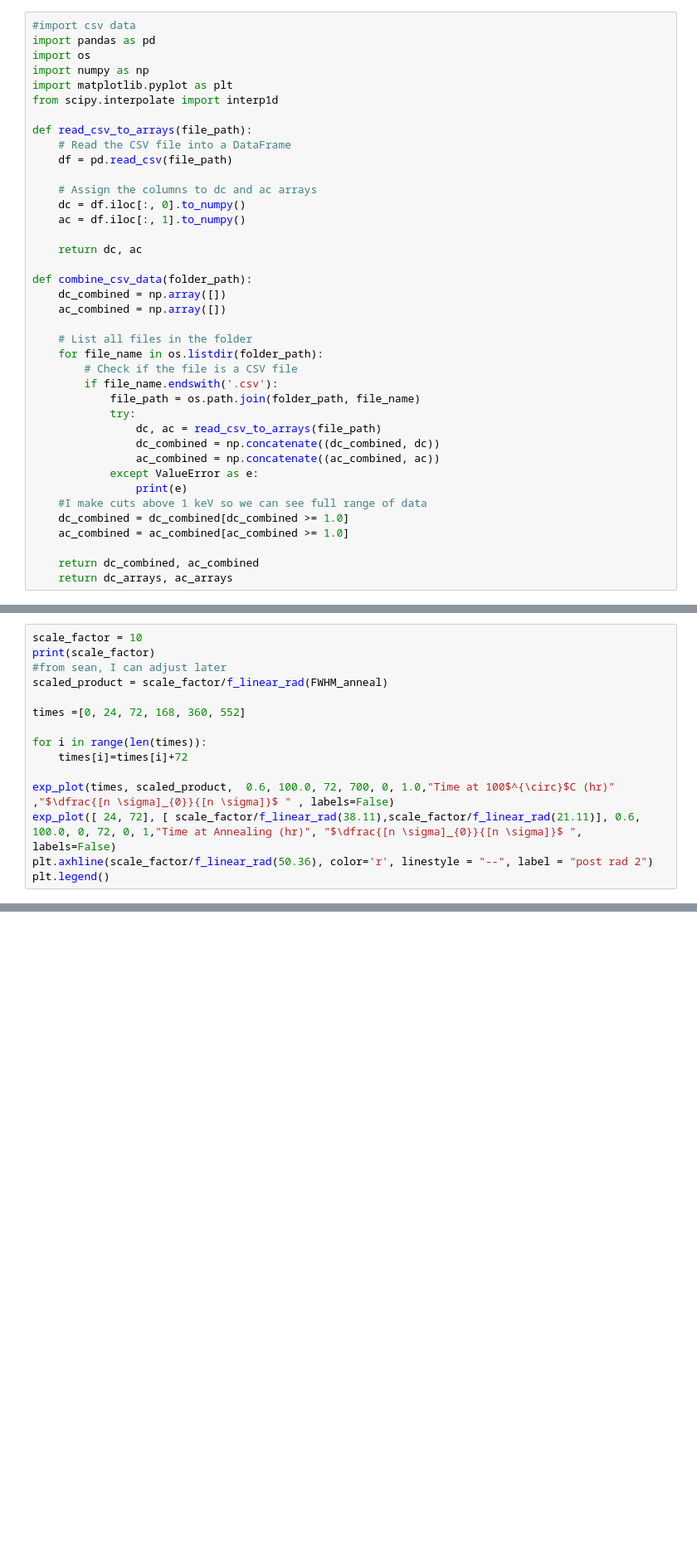
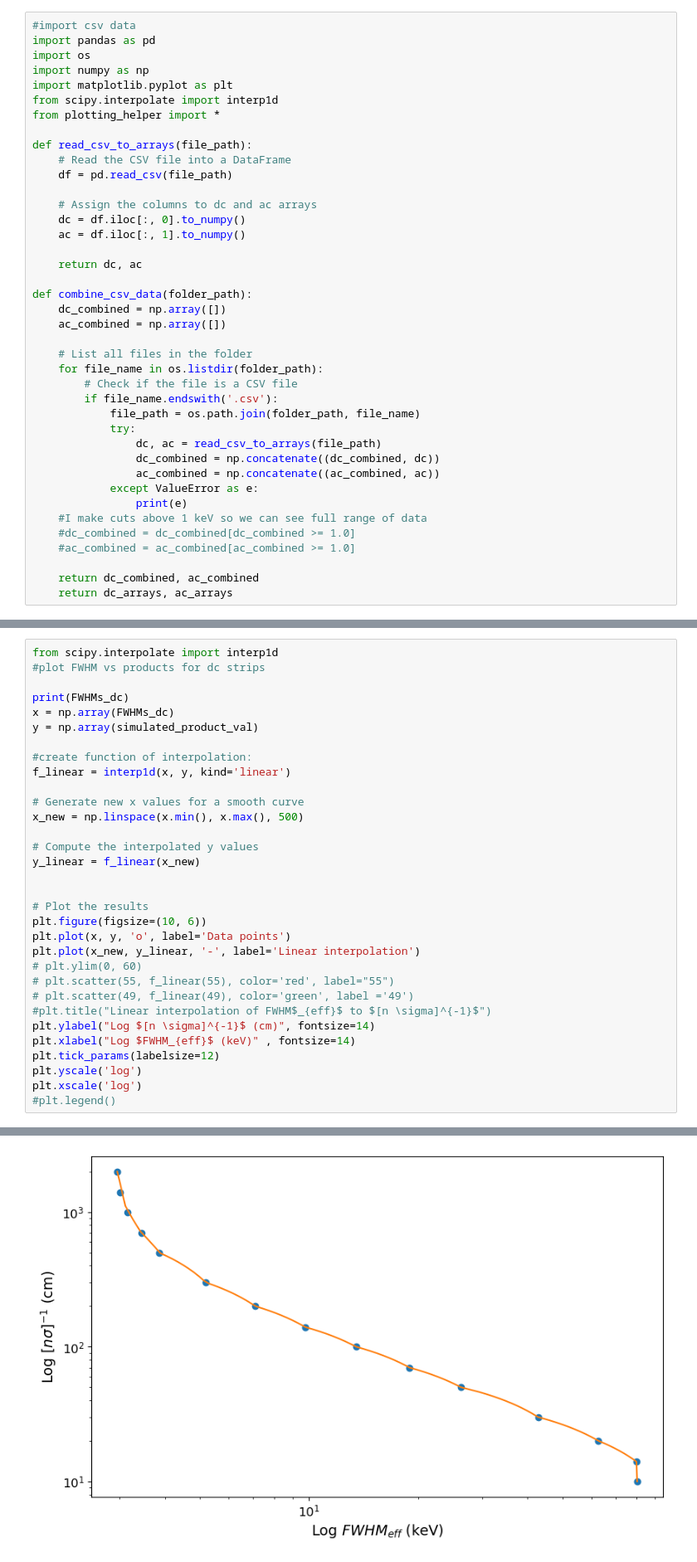
Before and after one commit to sophieehaight/AnnealingStudies, a Jupyter notebook: Cs137_simulatedData.ipynb, the cells around one changed output, grey strips where cells are left out. Shown at 83% size. Cells and saved outputs as stored; diff of their text form; blank space fills up the shorter version.

```diff
--- a/Cs137_simulatedData.ipynb
+++ b/Cs137_simulatedData.ipynb
@@ -5,6 +5,7 @@ import os
 import numpy as np
 import matplotlib.pyplot as plt
 from scipy.interpolate import interp1d
+from plotting_helper import *
 
 def read_csv_to_arrays(file_path):
     # Read the CSV file into a DataFrame
@@ -32,8 +33,8 @@ def combine_csv_data(folder_path):
             except ValueError as e:
                 print(e)
     #I make cuts above 1 keV so we can see full range of data
-    dc_combined = dc_combined[dc_combined >= 1.0]
-    ac_combined = ac_combined[ac_combined >= 1.0]
+    #dc_combined = dc_combined[dc_combined >= 1.0]
+    #ac_combined = ac_combined[ac_combined >= 1.0]
 
     return dc_combined, ac_combined
     return dc_arrays, ac_arrays
@@ -733,15 +174,0 @@ Amp: 0.9970542544422433
-# %%
-scale_factor = 10
-print(scale_factor)
-#from sean, I can adjust later
-scaled_product = scale_factor/f_linear_rad(FWHM_anneal)
-
-times =[0, 24, 72, 168, 360, 552]
-
-for i in range(len(times)):
-    times[i]=times[i]+72
-
-exp_plot(times, scaled_product,  0.6, 100.0, 72, 700, 0, 1.0,"Time at 100$^{\circ}$C (hr)" ,"$\dfrac{[n \sigma]_{0}}{[n \sigma]}$ " , labels=False)
-exp_plot([ 24, 72], [ scale_factor/f_linear_rad(38.11),scale_factor/f_linear_rad(21.11)], 0.6, 100.0, 0, 72, 0, 1,"Time at Annealing (hr)", "$\dfrac{[n \sigma]_{0}}{[n \sigma]}$ ", labels=False)
-plt.axhline(scale_factor/f_linear_rad(50.36), color='r', linestyle = "--", label = "post rad 2")
-plt.legend()
@@ -852,0 +306,33 @@ plt.show()
+# %%
+from scipy.interpolate import interp1d
+#plot FWHM vs products for dc strips
+
+print(FWHMs_dc)
+x = np.array(FWHMs_dc)
+y = np.array(simulated_product_val)
+
+#create function of interpolation:
+f_linear = interp1d(x, y, kind='linear')
+
+# Generate new x values for a smooth curve
+x_new = np.linspace(x.min(), x.max(), 500)
+
+# Compute the interpolated y values
+y_linear = f_linear(x_new)
+
+
+# Plot the results
+plt.figure(figsize=(10, 6))
+plt.plot(x, y, 'o', label='Data points')
+plt.plot(x_new, y_linear, '-', label='Linear interpolation')
+# plt.ylim(0, 60)
+# plt.scatter(55, f_linear(55), color='red', label="55")
+# plt.scatter(49, f_linear(49), color='green', label ='49')
+#plt.title("Linear interpolation of FWHM$_{eff}$ to $[n \sigma]^{-1}$")
+plt.ylabel("Log $[n \sigma]^{-1}$ (cm)", fontsize=14)
+plt.xlabel("Log $FWHM_{eff}$ (keV)" , fontsize=14)
+plt.tick_params(labelsize=12)
+plt.yscale('log')
+plt.xscale('log')
+#plt.legend()
+# %% [output]
@@ -852,0 +340 @@ plt.show()
+[figure, added]
```
Also changed, not shown: parts of 60 cells of this notebook, 2 other files.
